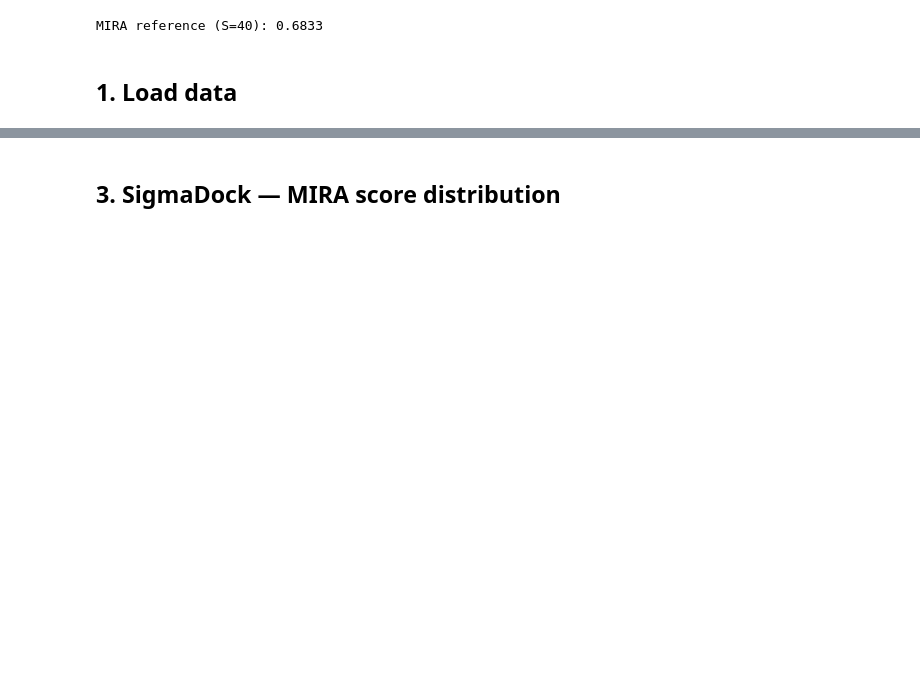
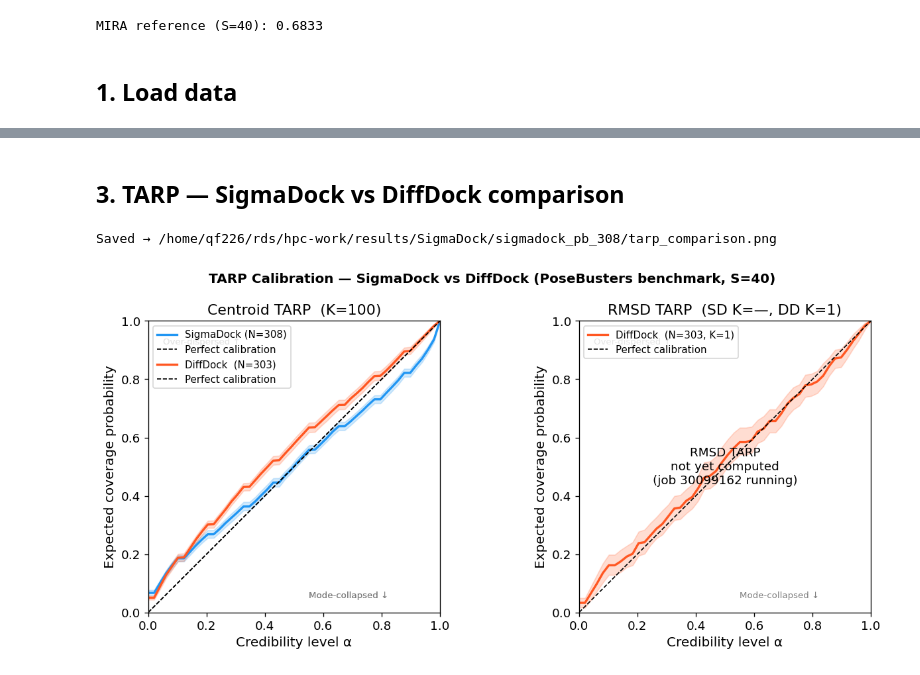
Before and after one commit to quentin-fuchs/MasterThesis, a Jupyter notebook: notebooks/06_mira_tarp_analysis.ipynb, the cells around one changed output, grey strips where cells are left out. Drawn from its saved outputs; the diff is of its cells as text; code cells hidden in the pictures; blank space fills up the shorter version.

```diff
--- a/notebooks/06_mira_tarp_analysis.ipynb
+++ b/notebooks/06_mira_tarp_analysis.ipynb
@@ -75,2 +93,51 @@ plt.show()
 # %% [markdown]
-## 3. SigmaDock — MIRA score distribution
+## 3. TARP — SigmaDock vs DiffDock comparison
+# %%
+SD_C = '#2196F3'
+DD_C = '#FF5722'
+
+dd_ecp_c, dd_alpha_c = ecp_from_fractions(dd_tarp_centroid)
+dd_boot_c = bootstrap_ecp(dd_tarp_centroid, n_bootstrap=200)
+
+dd_ecp_r, dd_alpha_r = ecp_from_fractions(dd_tarp_rmsd)
+dd_boot_r = bootstrap_ecp(dd_tarp_rmsd, n_bootstrap=200)
+
+fig, axes = plt.subplots(1, 2, figsize=(11, 5))
+
+# ── Centroid (K=100 both) ─────────────────────────────────────────────────────
+ax = axes[0]
+plot_ecp(sd_ecp_c, sd_alpha_c, ax=ax,
+         label=f'SigmaDock (N={len(sd_mira_scores)})', color=SD_C, bootstrap_ecps=sd_boot_c)
+plot_ecp(dd_ecp_c, dd_alpha_c, ax=ax,
+         label=f'DiffDock  (N={len(dd_mira_scores)})', color=DD_C, bootstrap_ecps=dd_boot_c)
+ax.set_title('Centroid TARP  (K=100)')
+ax.legend(fontsize=9)
+
+# ── RMSD ─────────────────────────────────────────────────────────────────────
+ax = axes[1]
+if sd_tarp_rmsd is not None:
+    sd_ecp_r, sd_alpha_r = ecp_from_fractions(sd_tarp_rmsd)
+    sd_boot_r = bootstrap_ecp(sd_tarp_rmsd, n_bootstrap=200)
+    plot_ecp(sd_ecp_r, sd_alpha_r, ax=ax,
+             label=f'SigmaDock (N={sd_tarp_rmsd.shape[0]}, K={sd_tarp_rmsd.shape[1]})',
+             color=SD_C, bootstrap_ecps=sd_boot_r)
+else:
+    ax.text(0.5, 0.5, 'RMSD TARP\nnot yet computed\n(job 30099162 running)',
+            ha='center', va='center', transform=ax.transAxes, fontsize=11)
+
+plot_ecp(dd_ecp_r, dd_alpha_r, ax=ax,
+         label=f'DiffDock  (N={len(dd_mira_scores)}, K={dd_tarp_rmsd.shape[1]})',
+         color=DD_C, bootstrap_ecps=dd_boot_r)
+ax.set_title(f'RMSD TARP  (SD K={sd_tarp_rmsd.shape[1] if sd_tarp_rmsd is not None else "—"}, DD K={dd_tarp_rmsd.shape[1]})')
+ax.legend(fontsize=9)
+
+fig.suptitle('TARP Calibration — SigmaDock vs DiffDock (PoseBusters benchmark, S=40)',
+             fontsize=12, fontweight='bold')
+fig.tight_layout()
+out = f'{SD_RESULTS}/tarp_comparison.png'
+fig.savefig(out, dpi=150, bbox_inches='tight')
+print(f'Saved → {out}')
+plt.show()
+# %% [output]
+Saved → /home/qf226/rds/hpc-work/results/SigmaDock/sigmadock_pb_308/tarp_comparison.png
+[figure, added]
```
Also changed, not shown: parts of 15 cells of this notebook, 1 other file.
